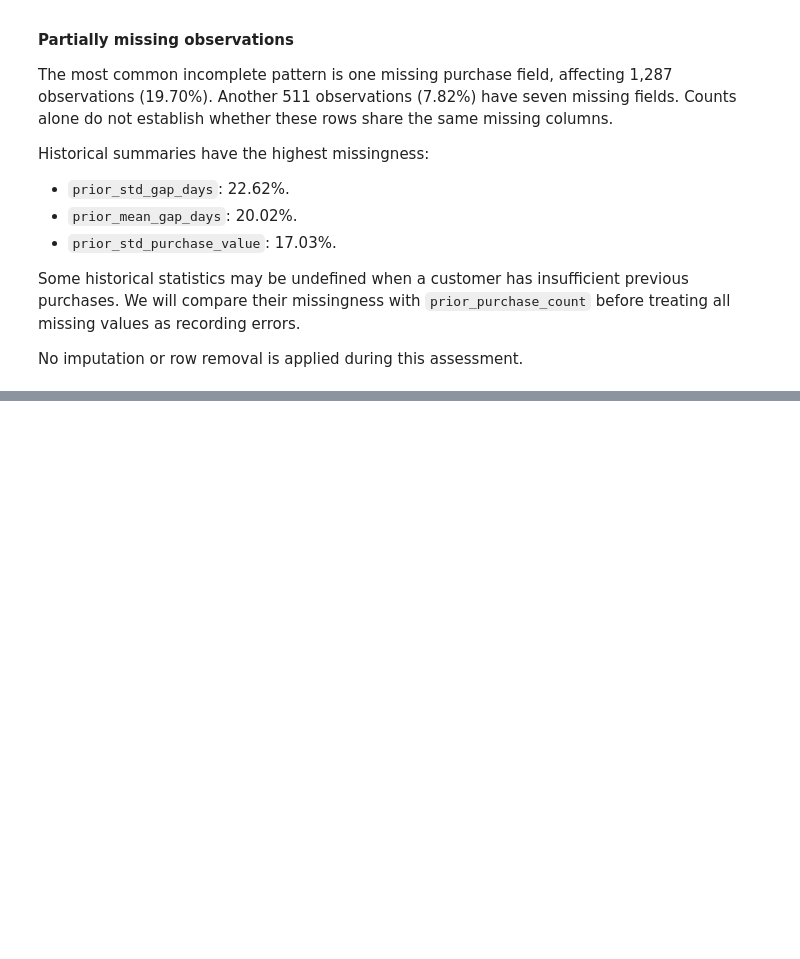
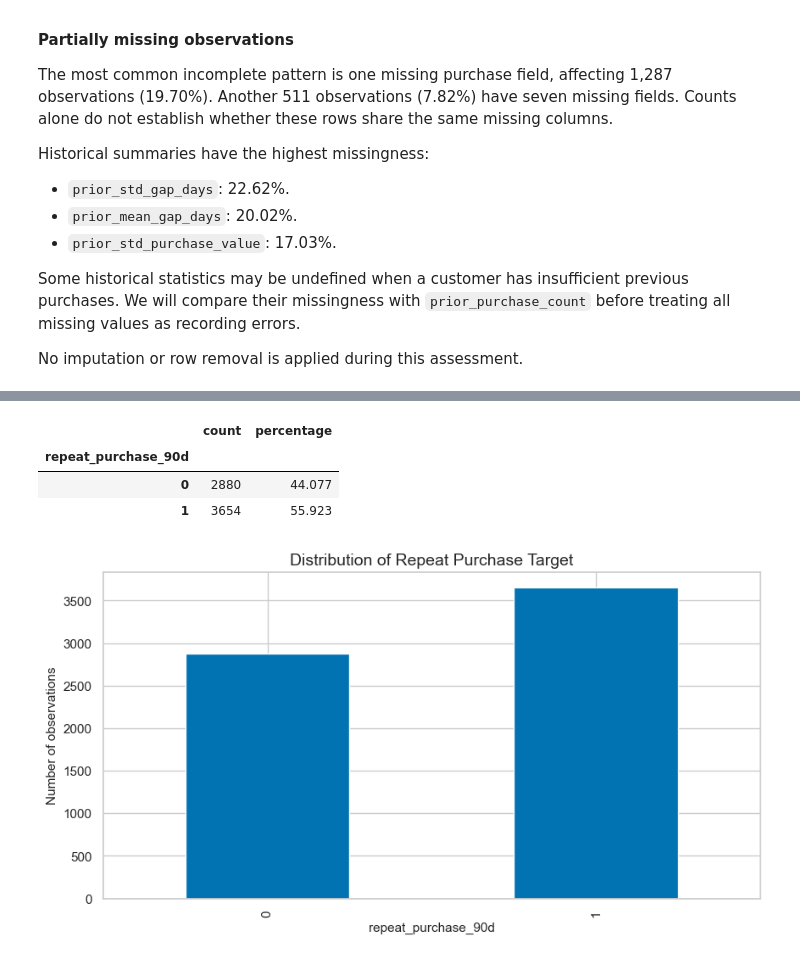
Before and after one commit to PedroHSantos20/ml-repeat-purchase, a Jupyter notebook: notebooks/01_eda.ipynb, the cells around one changed output, grey strips where cells are left out. Saved outputs shown, nothing was run; the diff lists cells and outputs as text; code cells hidden in the pictures; blank space fills up the shorter version.

Commit message:
Add target analysis and previous purchase analysis

```diff
--- a/notebooks/01_eda.ipynb
+++ b/notebooks/01_eda.ipynb
@@ -1145,0 +1157,31 @@ No imputation or row removal is applied during this assessment.
+# %%
+# Count observations in each target class.
+target_counts = train["repeat_purchase_90d"].value_counts().sort_index()
+
+# Calculate the percentage of observations in each class.
+target_percentages = (
+    train["repeat_purchase_90d"].value_counts(normalize=True).sort_index() * 100
+)
+
+# Combine counts and percentages into one summary table.
+target_summary = pd.DataFrame({
+    "count": target_counts,
+    "percentage": target_percentages
+})
+
+display(target_summary)
+# %% [output]
+|  | count | percentage |
+| repeat_purchase_90d |  |  |
+| 0 | 2880 | 44.077 |
+| 1 | 3654 | 55.923 |
+# %%
+# Plot the number of observations in each target class.
+target_counts.plot(
+    kind="bar",
+    title="Distribution of Repeat Purchase Target",
+    xlabel="repeat_purchase_90d",
+    ylabel="Number of observations"
+);
+# %% [output]
+[figure, added]
```
Also changed, not shown: parts of 11 cells of this notebook.
